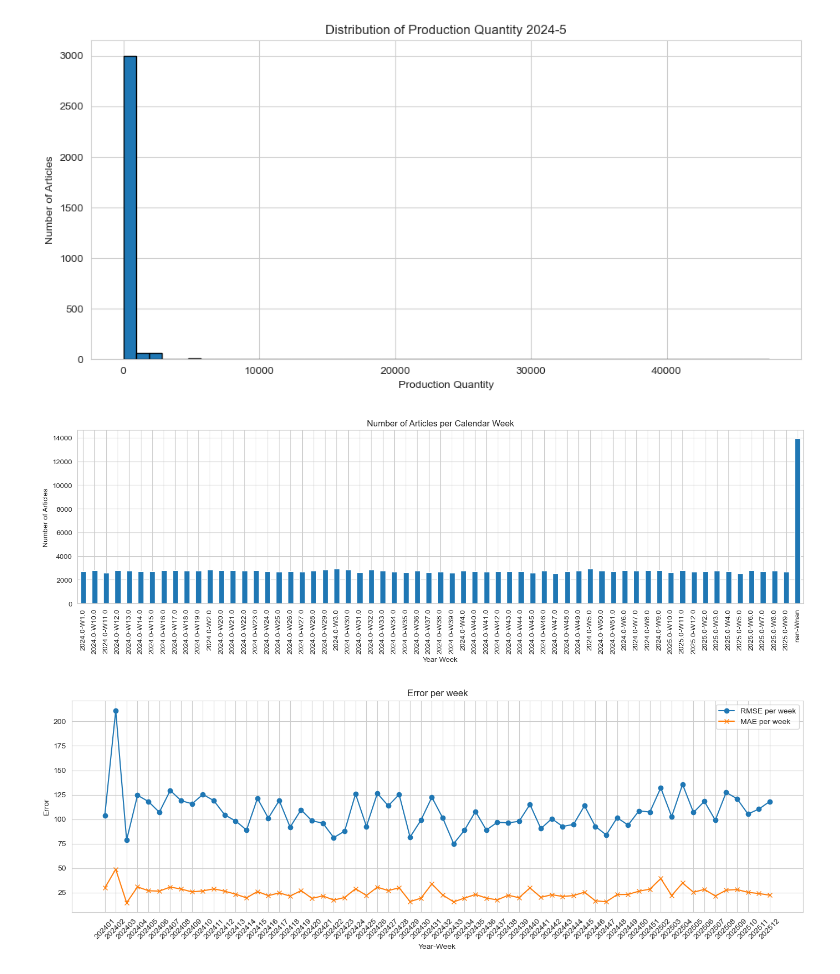
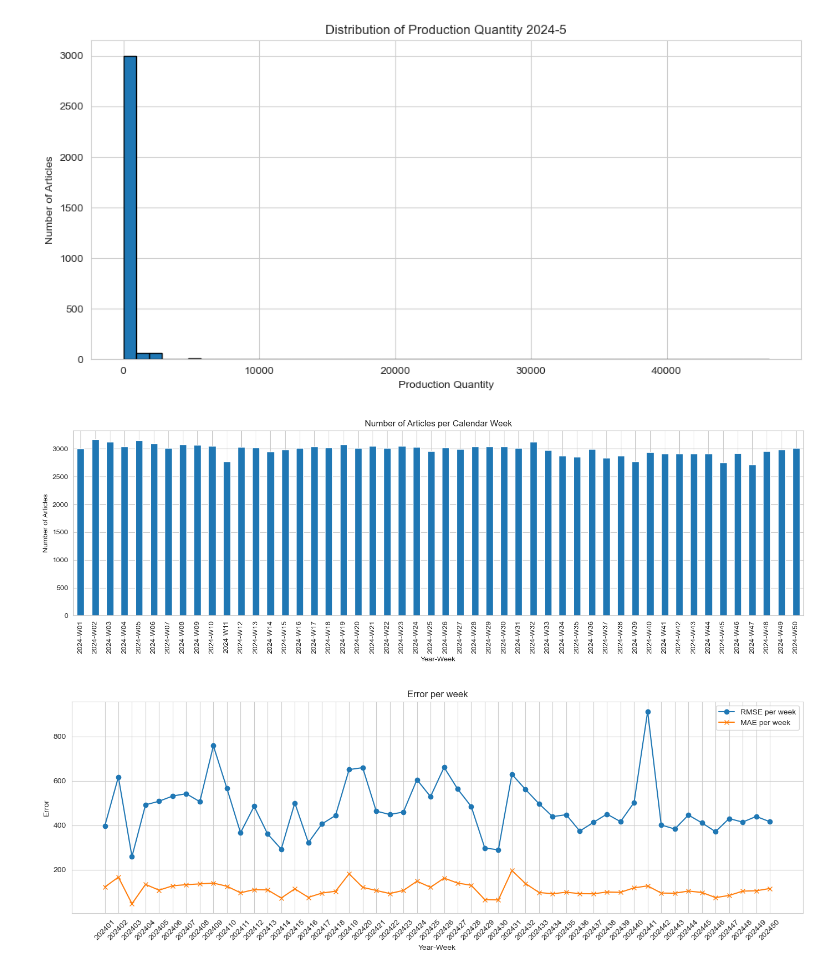
Before and after one commit to Y0d4l3/forecast-ki, a Jupyter notebook: plot.ipynb, the cells around one changed output. Drawn from its saved outputs; the diff is of its cells as text; code cells hidden in the pictures.

```diff
--- a/plot.ipynb
+++ b/plot.ipynb
@@ -66,24 +69,24 @@ Total production quantity: 436000
 Number of articles: 3155
 [figure]
 # %%
-df = pd.read_csv('data/transformed_data.csv')
+x_train = pd.read_csv('data/processed/x_train.csv')
 
-df['year_week'] = df['year'].astype(str) + '-W' + df['calendar_week'].astype(str).str.zfill(2)
+x_train['year_week'] = x_train['year'].astype(str) + '-W' + x_train['calendar_week'].astype(str).str.zfill(2)
 
-weekly_counts = df['year_week'].value_counts().sort_index()
+weekly_counts = x_train['year_week'].value_counts().sort_index()
 
 plt.figure(figsize=(15, 5))
 weekly_counts.plot(kind='bar')
 plt.title('Number of Articles per Calendar Week')
 plt.xlabel('Year-Week')
 plt.ylabel('Number of Articles')
 plt.xticks(rotation=90)
 plt.tight_layout()
 plt.show()
 # %% [output]
-[figure, old version]
+[figure, new version]
 # %%
-df = pd.read_csv('predictions/xgboost_2000_weekly.csv')
+df = pd.read_csv('predictions/xgboost_weekly.csv')
 df['year_week'] = df['year'].astype(str) + df['week'].astype(str).str.zfill(2)
 
 plt.figure(figsize=(14, 5))
@@ -98,7 +101,7 @@ plt.tight_layout()
 plt.grid(True)
 plt.show()
 # %% [output]
-[figure, old version]
+[figure, new version]
 # %%
 import pandas as pd
 import matplotlib.pyplot as plt
```
Also changed, not shown: parts of 5 cells of this notebook, 4 other files.
